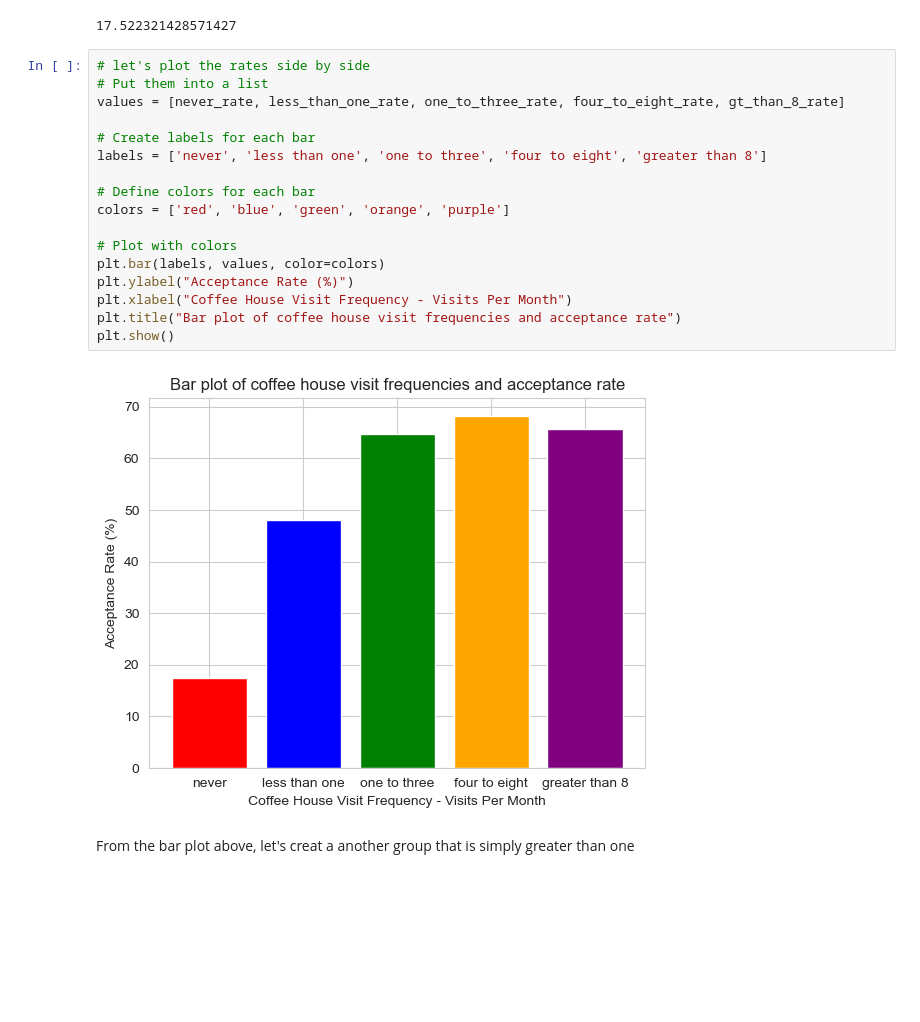
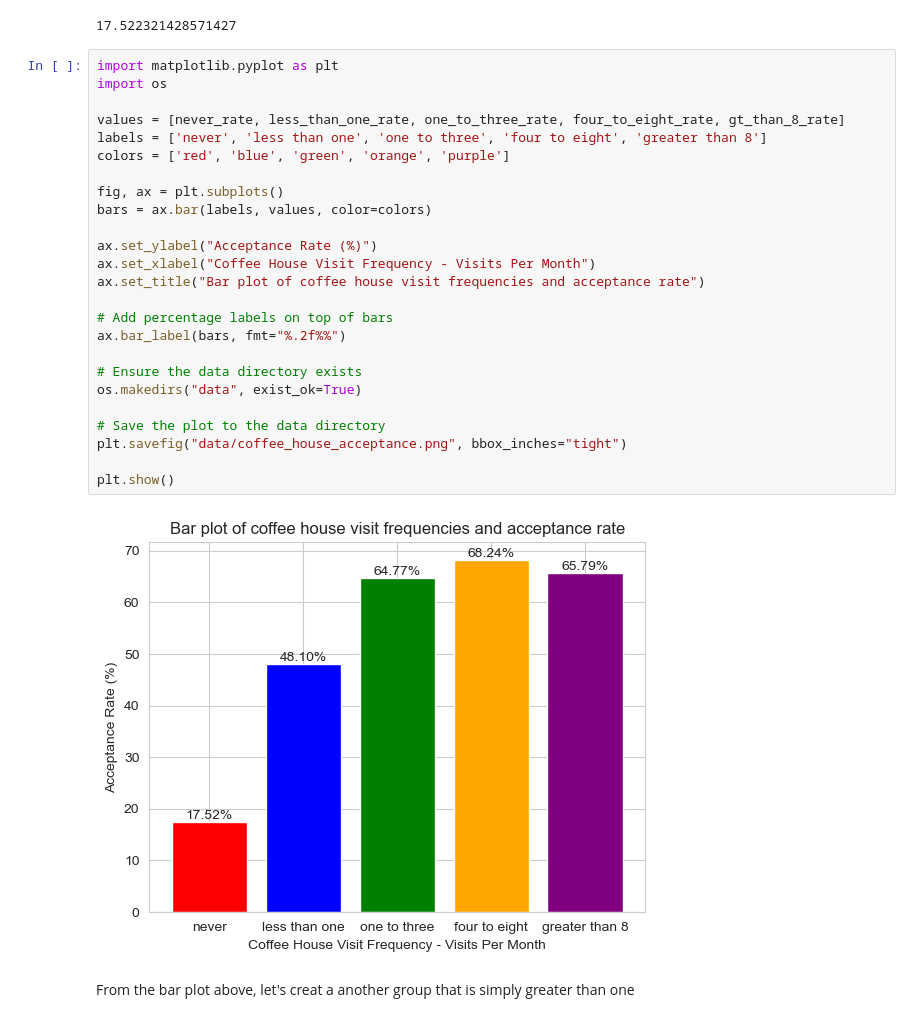
Before and after one commit to jeffreylgoode/Coupon_Project, a Jupyter notebook: Coupon_Project.ipynb, the cells around one changed output. Cells and saved outputs as stored; diff of their text form; blank space fills up the shorter version.

Commit message:
Updated with start of independent analysis of the coffee house coupon.

```diff
--- a/Coupon_Project.ipynb
+++ b/Coupon_Project.ipynb
@@ -679,24 +680,32 @@ never_rate
 # %% [output]
 17.522321428571427
 # %%
-# let's plot the rates side by side
-# Put them into a list
+import matplotlib.pyplot as plt
+import os
+
 values = [never_rate, less_than_one_rate, one_to_three_rate, four_to_eight_rate, gt_than_8_rate]
-
-# Create labels for each bar
 labels = ['never', 'less than one', 'one to three', 'four to eight', 'greater than 8']
-
-# Define colors for each bar
 colors = ['red', 'blue', 'green', 'orange', 'purple']
 
-# Plot with colors
-plt.bar(labels, values, color=colors)
-plt.ylabel("Acceptance Rate (%)")
-plt.xlabel("Coffee House Visit Frequency - Visits Per Month")
-plt.title("Bar plot of coffee house visit frequencies and acceptance rate")
+fig, ax = plt.subplots()
+bars = ax.bar(labels, values, color=colors)
+
+ax.set_ylabel("Acceptance Rate (%)")
+ax.set_xlabel("Coffee House Visit Frequency - Visits Per Month")
+ax.set_title("Bar plot of coffee house visit frequencies and acceptance rate")
+
+# Add percentage labels on top of bars
+ax.bar_label(bars, fmt="%.2f%%")
+
+# Ensure the data directory exists
+os.makedirs("data", exist_ok=True)
+
+# Save the plot to the data directory
+plt.savefig("data/coffee_house_acceptance.png", bbox_inches="tight")
+
 plt.show()
 # %% [output]
-[figure, old version]
+[figure, new version]
 # %% [markdown]
 From the bar plot above, let's creat a another group that is simply greater than one
 # %%
```
Also changed, not shown: parts of 2 cells of this notebook, 2 other files.
